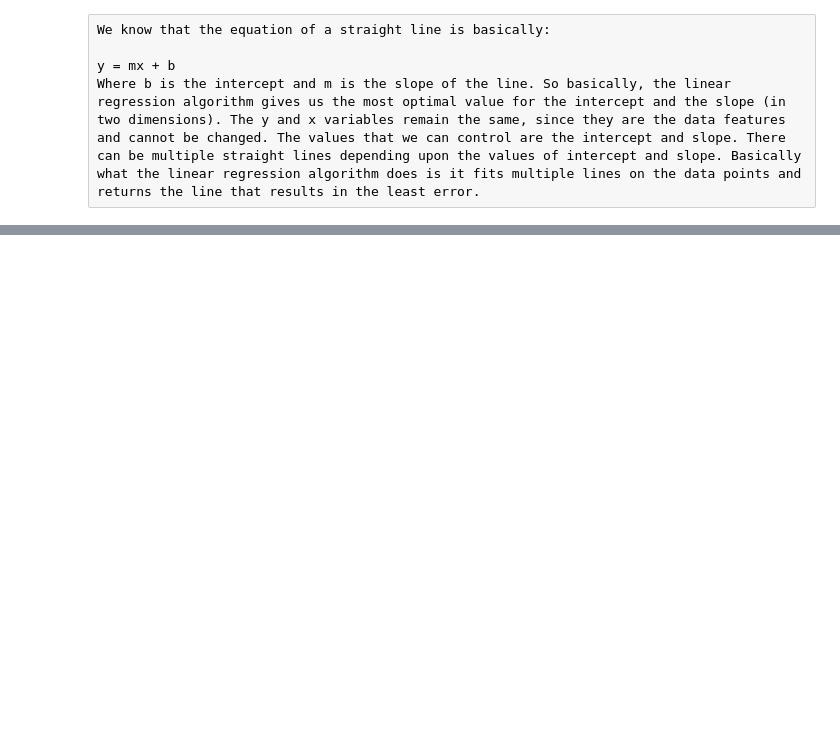
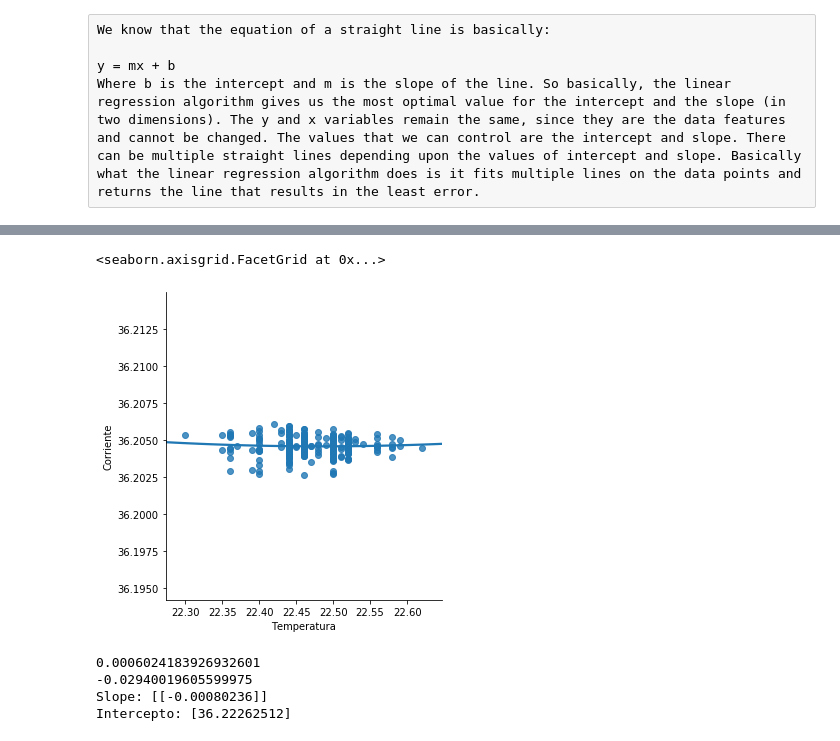
Before and after one commit to Magnus512/Jupyter, a Jupyter notebook: Temperatura780.ipynb, the cells around one changed output, grey strips where cells are left out. Drawn from its saved outputs; the diff is of its cells as text; code cells hidden in the pictures; blank space fills up the shorter version.

```diff
--- a/Temperatura780.ipynb
+++ b/Temperatura780.ipynb
@@ -95,0 +122,9 @@ plt.show()
+# %%
+df_binary = df[['Corriente2', 'Temperatura']]
+df_binary.columns = ['Corriente', 'Temperatura']
+# %%
+df_binarysep = df_binary[:][545:]
+sns.lmplot(x ="Temperatura", y ="Corriente", data = df_binarysep, order = 2, ci = None)
+# %% [output]
+<seaborn.axisgrid.FacetGrid at 0x...>
+[figure, added]
@@ -95,0 +133,25 @@ plt.show()
+# %%
+X = np.array(df_binarysep['Temperatura']).reshape(-1, 1)
+y = np.array(df_binarysep['Corriente']).reshape(-1, 1)
+devst = np.std(y)
+print(devst)
+# Seperating the data into independent and dependent variables
+# Converting each dataframe into a numpy array
+# since each dataframe contains only one column
+df_binarysep.dropna(inplace = True)
+
+# Dropping any rows with Nan values
+X_train, X_test, y_train, y_test = train_test_split(X, y, test_size = 0.25)
+
+# Splitting the data into training and testing data
+regr = LinearRegression()
+
+regr.fit(X_train, y_train)
+print(regr.score(X_test, y_test))
+print('Slope:', regr.coef_)
+print('Intercepto:', regr.intercept_)
+# %% [output]
+0.0006024183926932601
+-0.02940019605599975
+Slope: [[-0.00080236]]
+Intercepto: [36.22262512]
```
Also changed, not shown: parts of 7 cells of this notebook, 26 other files.
